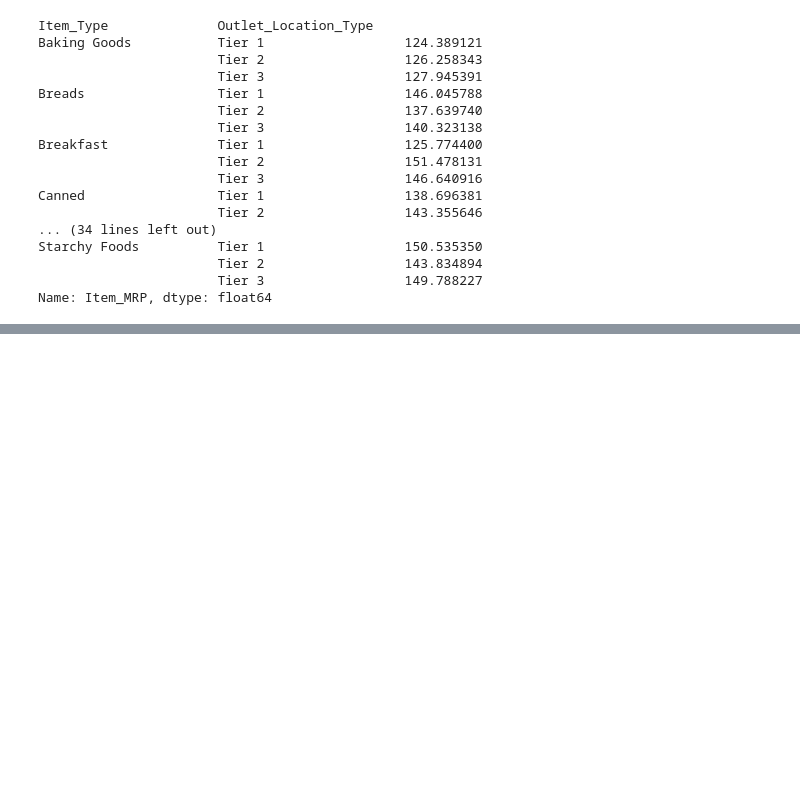
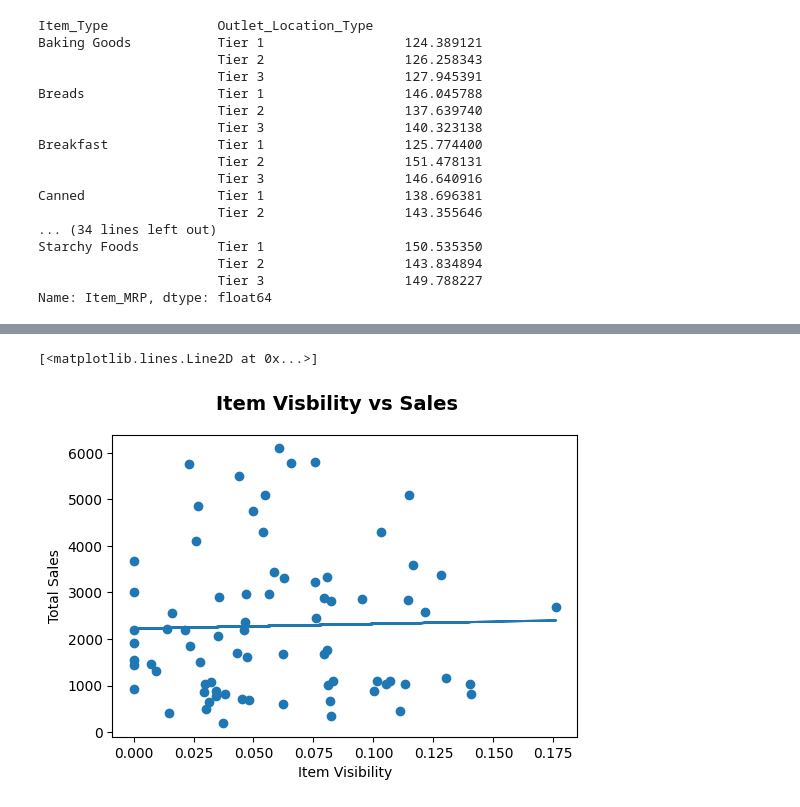
Before and after one commit to garrettfenchel/Coding-Dojo-Predicting-Sales-Volume, a Jupyter notebook: Project_1.ipynb, the cells around one changed output, grey strips where cells are left out. Saved outputs shown, nothing was run; the diff lists cells and outputs as text; code cells hidden in the pictures; blank space fills up the shorter version.

```diff
--- a/Project_1.ipynb
+++ b/Project_1.ipynb
@@ -328,0 +368,17 @@ plt.scatter(sales_baking["Item_Visibility"],sales_baking["Item_MRP"])
+# %%
+#Relationship between Item Vistibility and Sales
+fig=plt.figure(dpi=100)
+x = sales_1["Item_Visibility"]
+y = sales_1["Item_Outlet_Sales"]
+
+sales_1 = sales_clean[sales_clean["Item_Type"] == "Baking Goods"]
+sales_1 = sales_1[sales_1["Outlet_Identifier"] == "OUT046"]
+plt.scatter(x,y)
+plt.ylabel("Total Sales")
+plt.xlabel("Item Visibility")
+fig.suptitle("Item Visbility vs Sales", fontsize=14, fontweight="bold")
+m,b = np.polyfit(x, y, 1)
+plt.plot(x, m*x+b)
+# %% [output]
+[<matplotlib.lines.Line2D at 0x...>]
+[figure, added]
```
Also changed, not shown: parts of 17 cells of this notebook.
